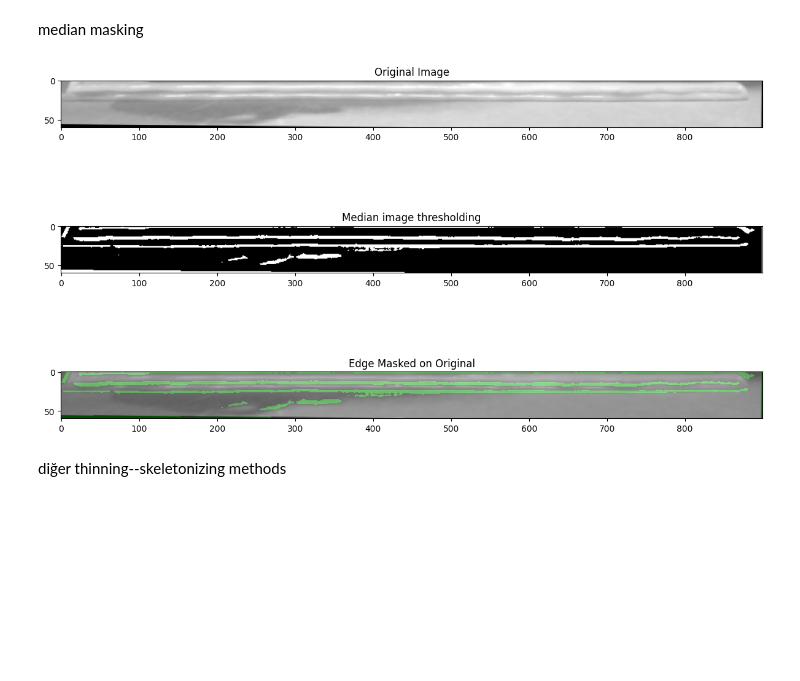
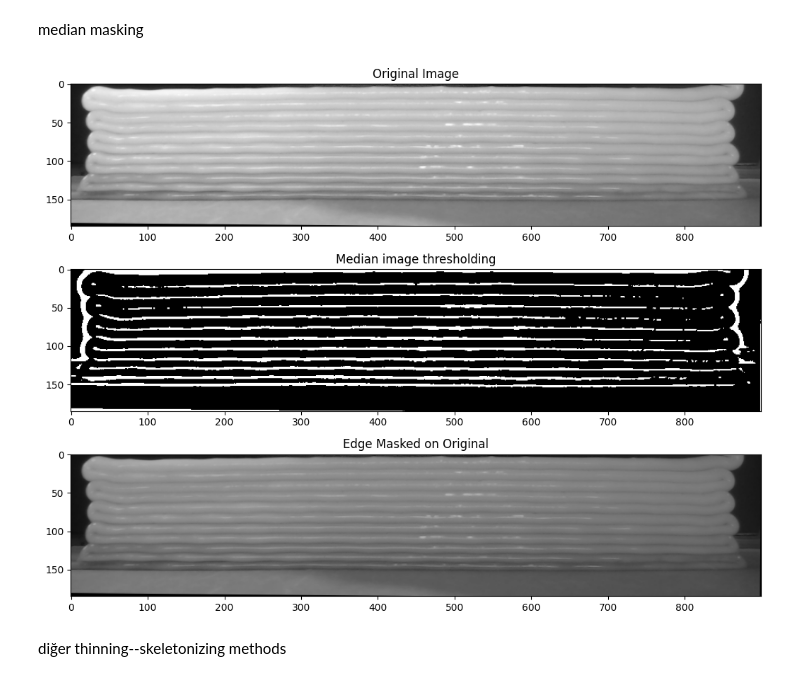
Before and after one commit to gaws15/AINotebooksVault, a Jupyter notebook: paper_01_01_firstCode.ipynb, the cells around one changed output. Drawn from its saved outputs; the diff is of its cells as text; code cells hidden in the pictures; blank space fills up the shorter version.

```diff
--- a/paper_01_01_firstCode.ipynb
+++ b/paper_01_01_firstCode.ipynb
@@ -7,7 +7,7 @@ import numpy as np
 from skimage.morphology import skeletonize
 
 # Read the image
-img = cv2.imread('/content/rotated_frame_3_cropped2.jpg', 0)  # 0 for grayscale
+img = cv2.imread('/content/11.jpg', 0)  # 0 for grayscale
 # Get the dimensions of the image
 height, width = img.shape[:2]
 
@@ -80,37 +80,44 @@ median masking
 # %%
 
 mask = np.zeros_like(img)  # Since img is already a 3-channel image
-
-# Mark edges in green on the 3-channel mask
-mask[thresh1 != 0] = [0, 255, 0]  # Use != 0 to catch all non-zero edge pixels
+# Change to:
+# Initialize mask with 3 channels to store color
+mask = np.zeros_like(img, dtype=np.uint8)  # Ensure dtype is uint8 for color image
+mask = cv2.cvtColor(mask, cv2.COLOR_GRAY2BGR)
 
 
 # Overlay the mask on the original image
 # Convert img to 3 channels if it's not already
 #if len(img.shape) == 2:  # Check if img is grayscale  --this part is not required anymore
 #    img = cv2.cvtColor(img, cv2.COLOR_GRAY2BGR)
 
+if len(img.shape) == 2:  # Check if img is grayscale
+    img = cv2.cvtColor(img, cv2.COLOR_GRAY2BGR)
+
+# OR
+#Use only one channel from mask if you want to keep 'img' as grayscale
+#masked_image = cv2.addWeighted(img, 0.7, mask[:,:,0], 0.3, 0)
+
 masked_image = cv2.addWeighted(img, 0.7, mask, 0.3, 0)
-
 # Visualization
 plt.figure(figsize=(12, 8))
 
 plt.subplot(3, 1, 1)
 plt.title('Original Image')
 plt.imshow(cv2.cvtColor(img, cv2.COLOR_BGR2RGB))
 
 plt.subplot(3, 1, 2)
 plt.title('Median image thresholding')
 plt.imshow(thresh1, cmap='gray')
 
 plt.subplot(3, 1, 3)
 plt.title('Edge Masked on Original')
 plt.imshow(cv2.cvtColor(masked_image, cv2.COLOR_BGR2RGB))
 
 plt.tight_layout()
 plt.show()
 # %% [output]
-[figure, old version]
+[figure, new version]
 # %% [markdown]
 diğer thinning--skeletonizing methods
 # %%
```
Also changed, not shown: parts of 7 cells of this notebook.
